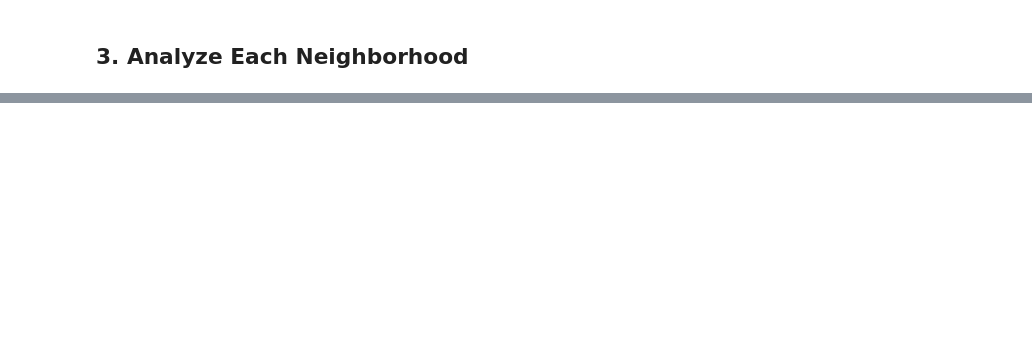
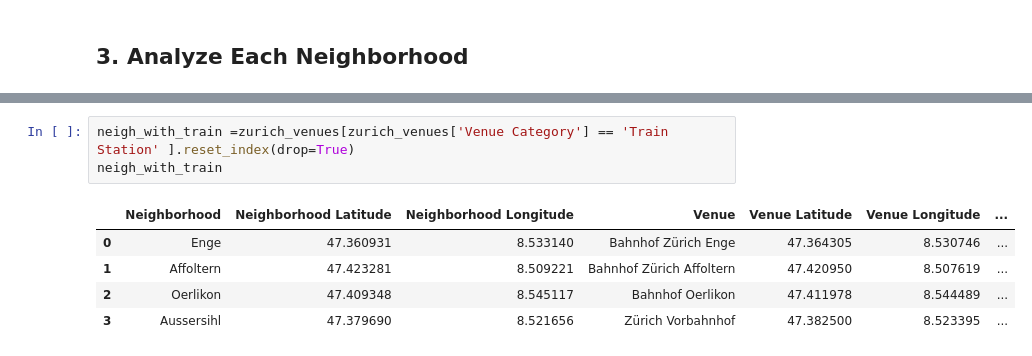
Before and after one commit to xanag/Coursera_Capstone, a Jupyter notebook: Final Capstone Project.ipynb, the cells around one changed output, grey strips where cells are left out. Drawn from its saved outputs; the diff is of its cells as text; blank space fills up the shorter version.

```diff
--- a/Final Capstone Project.ipynb
+++ b/Final Capstone Project.ipynb
@@ -375,0 +417,9 @@ There are 144 unique categories.
+# %%
+neigh_with_train =zurich_venues[zurich_venues['Venue Category'] == 'Train Station' ].reset_index(drop=True)
+neigh_with_train
+# %% [output]
+|  | Neighborhood | Neighborhood Latitude | Neighborhood Longitude | Venue | Venue Latitude | Venue Longitude | ... |
+| 0 | Enge | 47.360931 | 8.533140 | Bahnhof Zürich Enge | 47.364305 | 8.530746 | ... |
+| 1 | Affoltern | 47.423281 | 8.509221 | Bahnhof Zürich Affoltern | 47.420950 | 8.507619 | ... |
+| 2 | Oerlikon | 47.409348 | 8.545117 | Bahnhof Oerlikon | 47.411978 | 8.544489 | ... |
+| 3 | Aussersihl | 47.379690 | 8.521656 | Zürich Vorbahnhof | 47.382500 | 8.523395 | ... |
```
Also changed, not shown: parts of 16 cells of this notebook.
